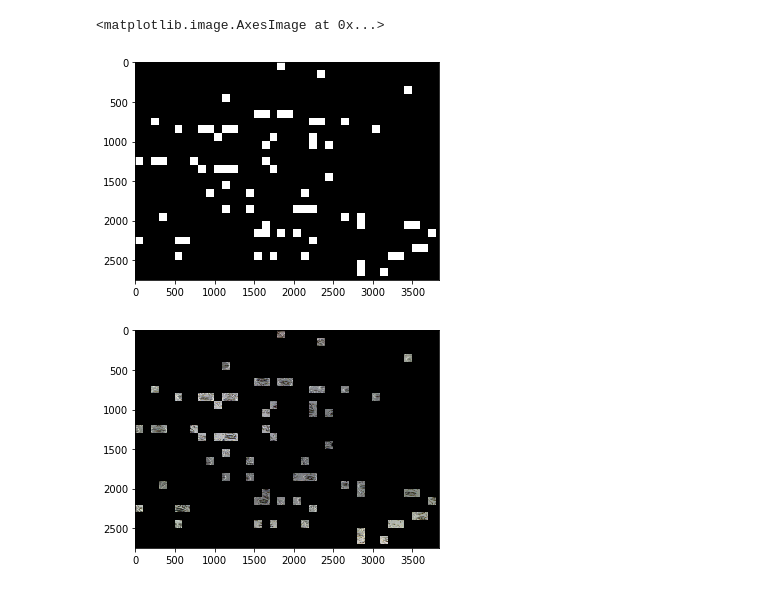
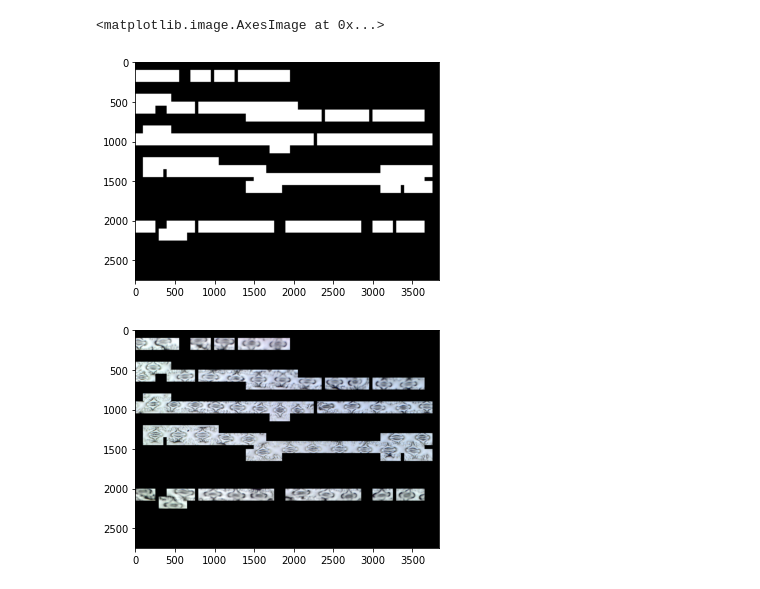
Before and after one commit to jsnagai/Automated-Stomata-Classification-and-Detection-in-Microscope-Images-of-Maize-Cultivars, a Jupyter notebook: src/sliding/Window_Final_kfolded.ipynb, the cells around one changed output. Cells and saved outputs as stored; diff of their text form; code cells hidden in the pictures.

```diff
--- a/src/sliding/Window_Final_kfolded.ipynb
+++ b/src/sliding/Window_Final_kfolded.ipynb
@@ -54,7 +48,7 @@ Using TensorFlow backend.
 # %%
-deep1 = pd.read_csv('features_mobilenet.csv',index_col=False)
-deep2 = pd.read_csv('features_inceptionResNetV2.csv',index_col=False)
-deep3 = pd.read_csv('features_vgg16.csv',index_col=False)
+deep1 = pd.read_csv('../deep_learning/features_mobilenet.csv',index_col=False)
+deep2 = pd.read_csv('../deep_learning/features_inceptionResNetV2.csv',index_col=False)
+deep3 = pd.read_csv('../deep_learning/features_vgg16.csv',index_col=False)
 # %%
 deep1_1 = deep1.iloc[:,1:]
 deep2_1 = deep2.iloc[:,1:]
@@ -120,4 +109,4 @@ with CustomObjectScope({'relu6': mobilenet.relu6
 # %%
-modelo3.pop()
+#modelo3.pop()
 modelo3.summary()
 # %% [output]
@@ -232,17 +241,17 @@ for fold in [tt1,tt2,tt3,tt4,tt5]:
 # %%
-plt.imshow(matrices['139'],cmap='gray')
+plt.imshow(matrices['167'],cmap='gray')
 # %% [output]
 <matplotlib.image.AxesImage at 0x...>
-[figure, old version]
+[figure, new version]
 # %%
-for name in ['139']:#,'147']:
+for name in ['167']:
     and_img = np.zeros(image[name].shape,dtype=np.uint16)
     for i in range(matrices[name].shape[0]):
         for j in range(matrices[name].shape[1]):
             if matrices[name][i][j]:
                 for k in range(3):
                     and_img[i][j][k] = image[name][i][j][k]
     plt.imshow(and_img, cmap='brg')
-    cv2.imwrite(name+'_ale.jpg',and_img)
+    cv2.imwrite(name+'.jpg',and_img)
 # %% [output]
-[figure, old version]
+[figure, new version]
```
Also changed, not shown: parts of 6 cells of this notebook, 2 other files.
